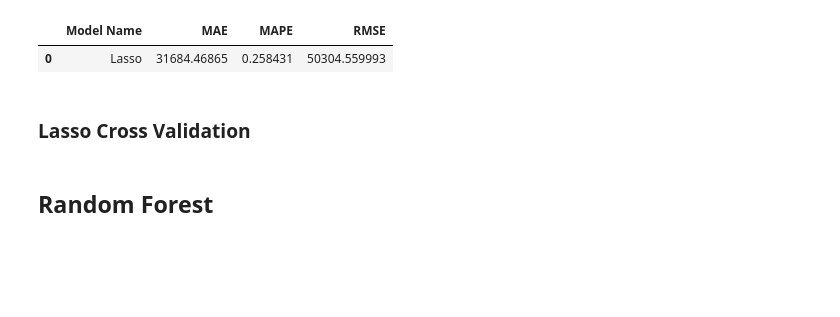
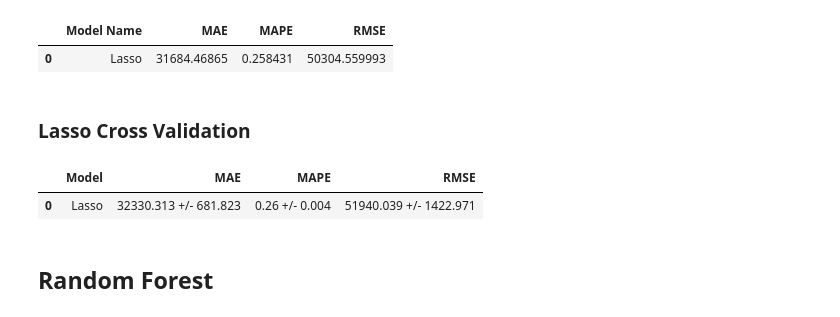
Before and after one commit to ArthurMesquita96/Mobility-Cars, a Jupyter notebook: Mobility_Cars_ciclo_3.ipynb, the cells around one changed output. Cells and saved outputs as stored; diff of their text form; code cells hidden in the pictures; blank space fills up the shorter version.

```diff
--- a/Mobility_Cars_ciclo_3.ipynb
+++ b/Mobility_Cars_ciclo_3.ipynb
@@ -1642,8 +1661,11 @@ ml_error('Lasso', np.expm1(y_test), np.expm1(y_pred))
 # %% [markdown]
 ### Lasso Cross Validation
 # %%
-# cv_lasso = cross_validation_k_fold(X, y, features_selected, 'Lasso', lasso_model, 10)
-# cv_lasso
+cv_lasso = cross_validation_k_fold(X, y, features_selected, 'Lasso', lasso_model, 10)
+cv_lasso
+# %% [output]
+|  | Model | MAE | MAPE | RMSE |
+| 0 | Lasso | 32330.313 +/- 681.823 | 0.26 +/- 0.004 | 51940.039 +/- 1422.971 |
 # %% [markdown]
 ## Random Forest
 # %%
```
Also changed, not shown: parts of 22 cells of this notebook, 15 other files.
